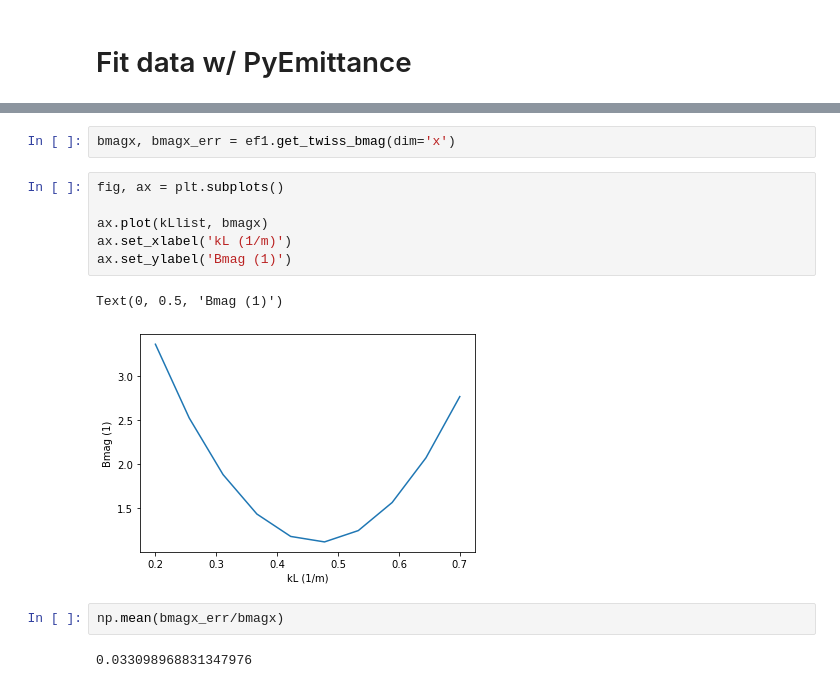
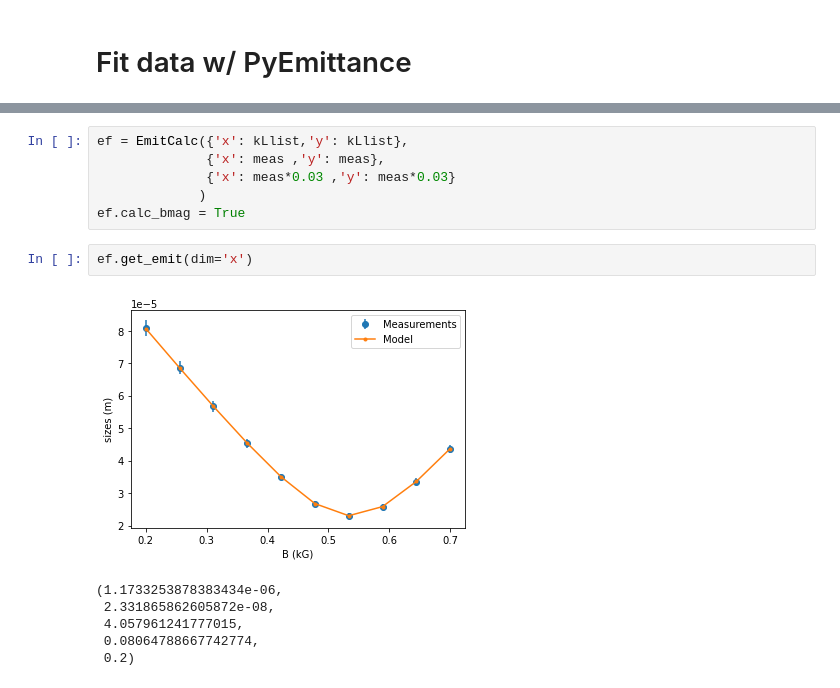
Before and after one commit to slaclab/PyEmittance, a Jupyter notebook: examples/simple_fit_test.ipynb, the cells around one changed output, grey strips where cells are left out. Cells and saved outputs as stored; diff of their text form.

```diff
--- a/examples/simple_fit_test.ipynb
+++ b/examples/simple_fit_test.ipynb
@@ -69,15 +76,15 @@ emit: 1.17, emit err: 0.0389, bs er: 0.0398
 # %%
-bmagx, bmagx_err = ef1.get_twiss_bmag(dim='x')
+ef = EmitCalc({'x': kLlist,'y': kLlist},
+              {'x': meas ,'y': meas},
+              {'x': meas*0.03 ,'y': meas*0.03}
+             )
+ef.calc_bmag = True
-# %%
-fig, ax = plt.subplots()
-
-ax.plot(kLlist, bmagx)
-ax.set_xlabel('kL (1/m)')
-ax.set_ylabel('Bmag (1)')
-# %% [output]
-Text(0, 0.5, 'Bmag (1)')
-[figure, removed]
-# %%
-np.mean(bmagx_err/bmagx)
-# %% [output]
-0.033098968831347976
+# %%
+ef.get_emit(dim='x')
+# %% [output]
+[figure, added]
+(1.1733253878383434e-06,
+ 2.331865862605872e-08,
+ 4.057961241777015,
+ 0.08064788667742774,
+ 0.2)
```
Also changed, not shown: parts of 3 cells of this notebook.
